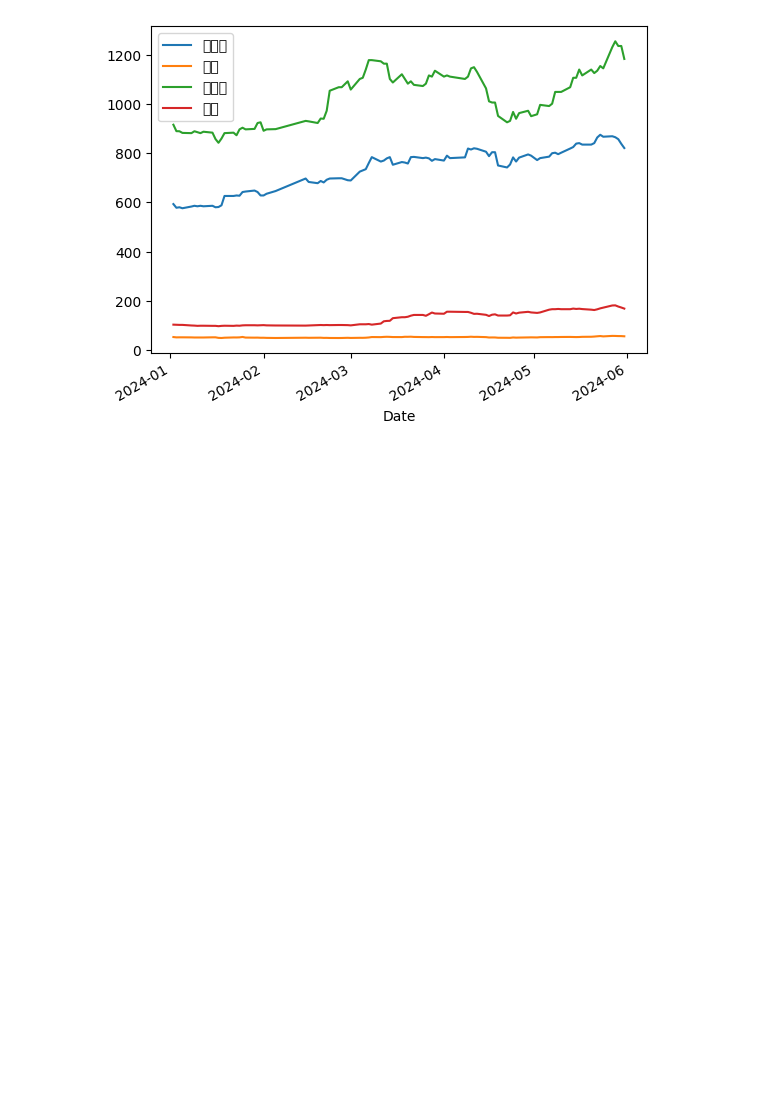
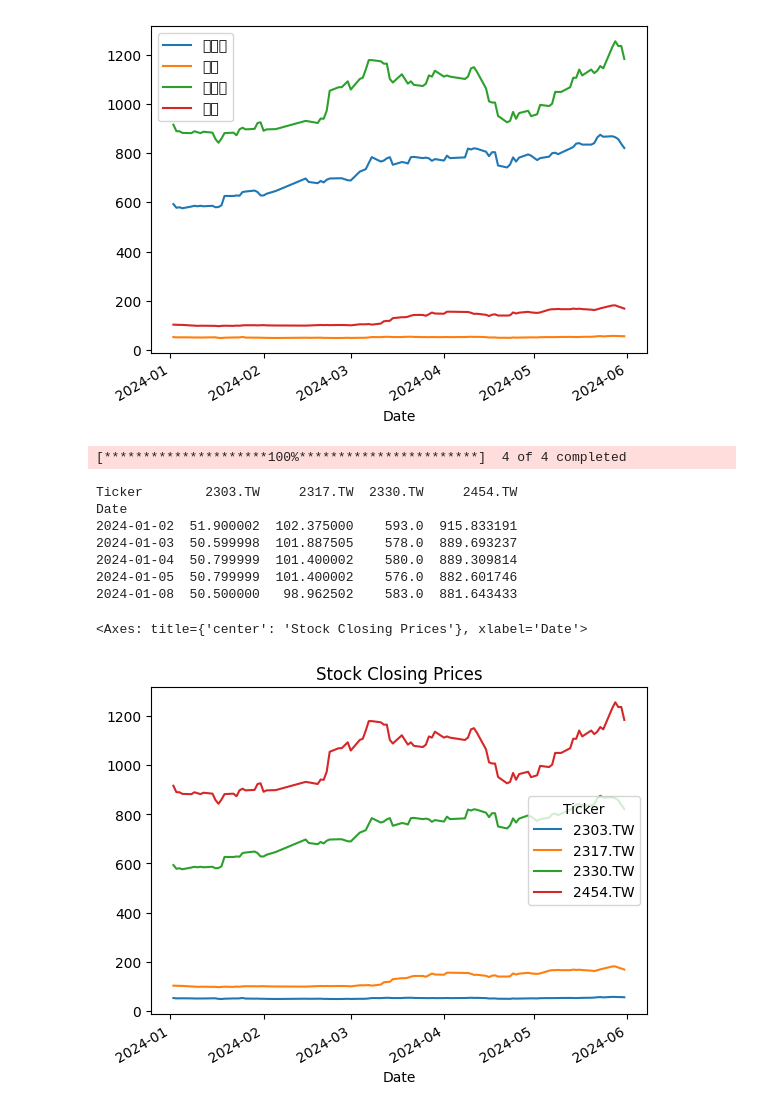
Before and after one commit to HUANGCHICHIEH/20250503chihlee, a Jupyter notebook: lesson14/lesson14_2.ipynb, the cells around one changed output. Cells and saved outputs as stored; diff of their text form; code cells hidden in the pictures; blank space fills up the shorter version.

```diff
--- a/lesson14/lesson14_2.ipynb
+++ b/lesson14/lesson14_2.ipynb
@@ -60,3 +60,32 @@ df.plot()
 # %% [output]
 <Axes: xlabel='Date'>
 [figure]
+# %%
+import yfinance as yf
+
+# 股票代碼列表
+tickers = ['2330.TW', '2303.TW', '2454.TW', '2317.TW']
+
+# 一次性下載所有股票資料
+all_data = yf.download(tickers, start='2024-01-01', end='2024-06-01', auto_adjust=True)
+
+# yfinance 會回傳一個包含 'Open', 'High', 'Low', 'Close' 等的多層次欄位 DataFrame
+# 我們可以直接選取 'Close' 欄位來取得我們需要的 DataFrame
+df_close = all_data['Close']
+
+# 顯示整理好的 DataFrame
+print(df_close.head())
+
+# 直接繪圖
+df_close.plot(title='Stock Closing Prices')
+# %% [output]
+[*********************100%***********************]  4 of 4 completed
+Ticker        2303.TW     2317.TW  2330.TW     2454.TW
+Date
+2024-01-02  51.900002  102.375000    593.0  915.833191
+2024-01-03  50.599998  101.887505    578.0  889.693237
+2024-01-04  50.799999  101.400002    580.0  889.309814
+2024-01-05  50.799999  101.400002    576.0  882.601746
+2024-01-08  50.500000   98.962502    583.0  881.643433
+<Axes: title={'center': 'Stock Closing Prices'}, xlabel='Date'>
+[figure, added]
```
Also changed, not shown: parts of 1 cell of this notebook.
